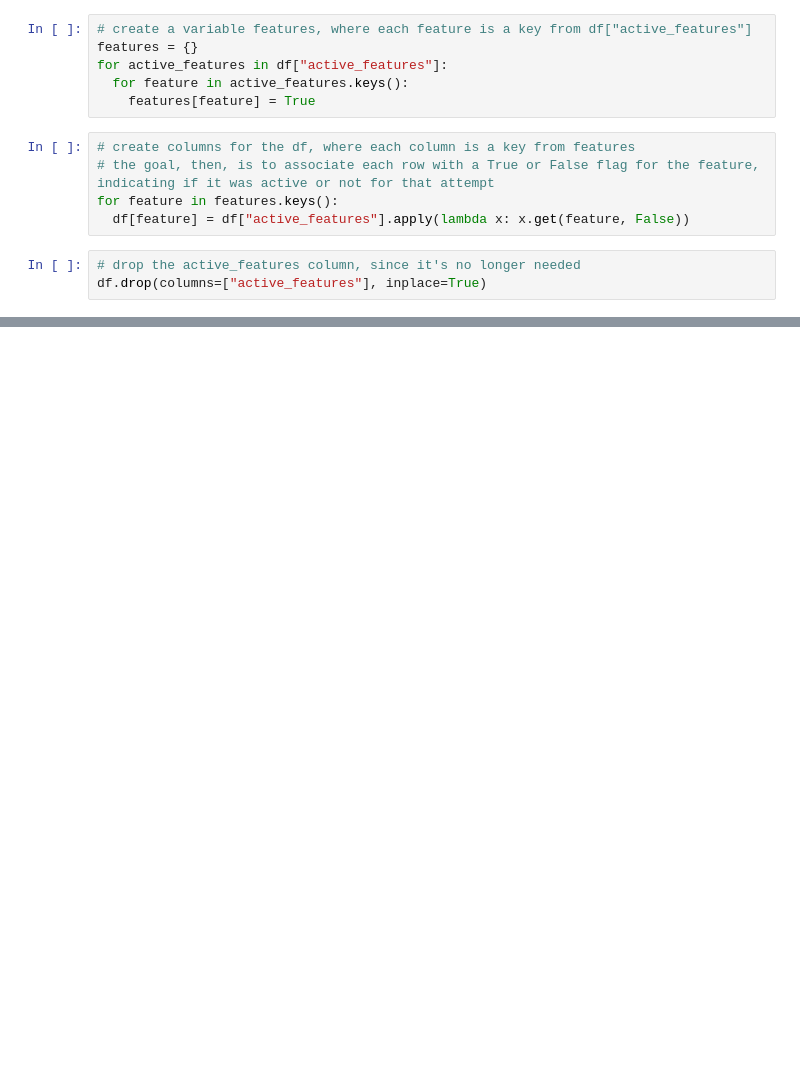
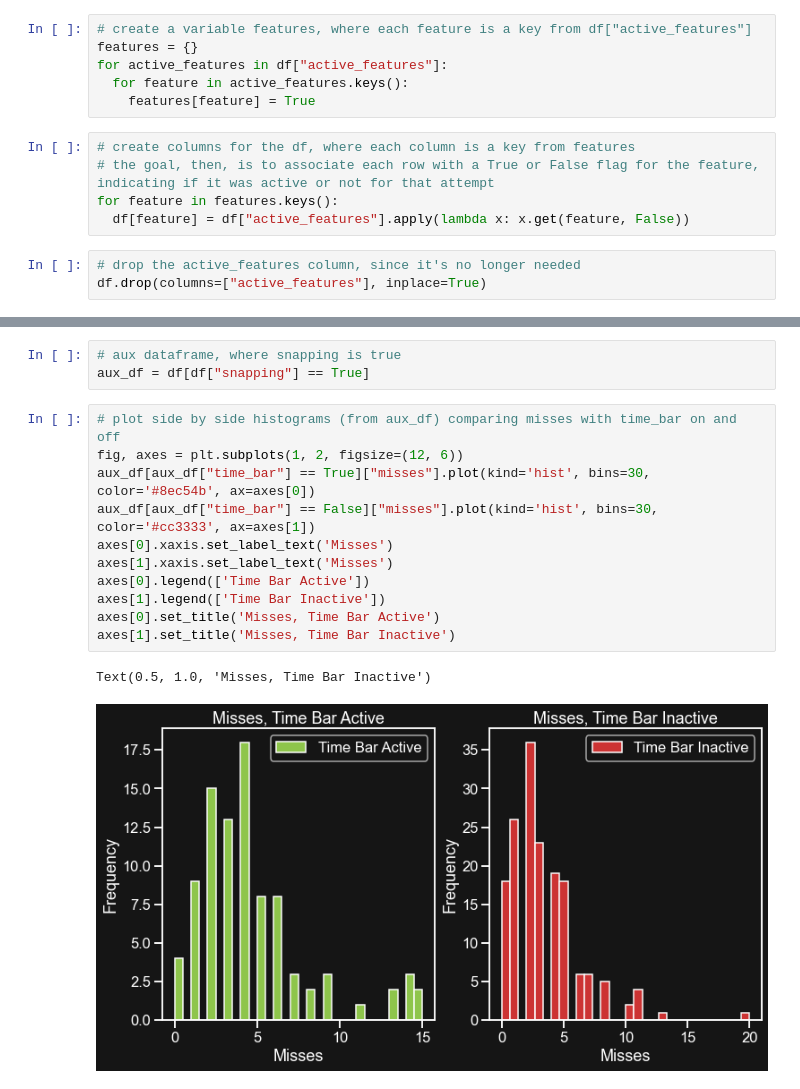
Before and after one commit to fixe-exclamation-mark/bake-off-2-ipm, a Jupyter notebook: stats.ipynb, the cells around one changed output, grey strips where cells are left out. Cells and saved outputs as stored; diff of their text form; blank space fills up the shorter version.

```diff
--- a/stats.ipynb
+++ b/stats.ipynb
@@ -157,0 +161,17 @@ for feature in features.keys():
+# %%
+# aux dataframe, where snapping is true
+aux_df = df[df["snapping"] == True]
+# %%
+# plot side by side histograms (from aux_df) comparing misses with time_bar on and off
+fig, axes = plt.subplots(1, 2, figsize=(12, 6))
+aux_df[aux_df["time_bar"] == True]["misses"].plot(kind='hist', bins=30, color='#8ec54b', ax=axes[0])
+aux_df[aux_df["time_bar"] == False]["misses"].plot(kind='hist', bins=30, color='#cc3333', ax=axes[1])
+axes[0].xaxis.set_label_text('Misses')
+axes[1].xaxis.set_label_text('Misses')
+axes[0].legend(['Time Bar Active'])
+axes[1].legend(['Time Bar Inactive'])
+axes[0].set_title('Misses, Time Bar Active')
+axes[1].set_title('Misses, Time Bar Inactive')
+# %% [output]
+Text(0.5, 1.0, 'Misses, Time Bar Inactive')
+[figure, added]
```
Also changed, not shown: parts of 7 cells of this notebook, 1 other file.
